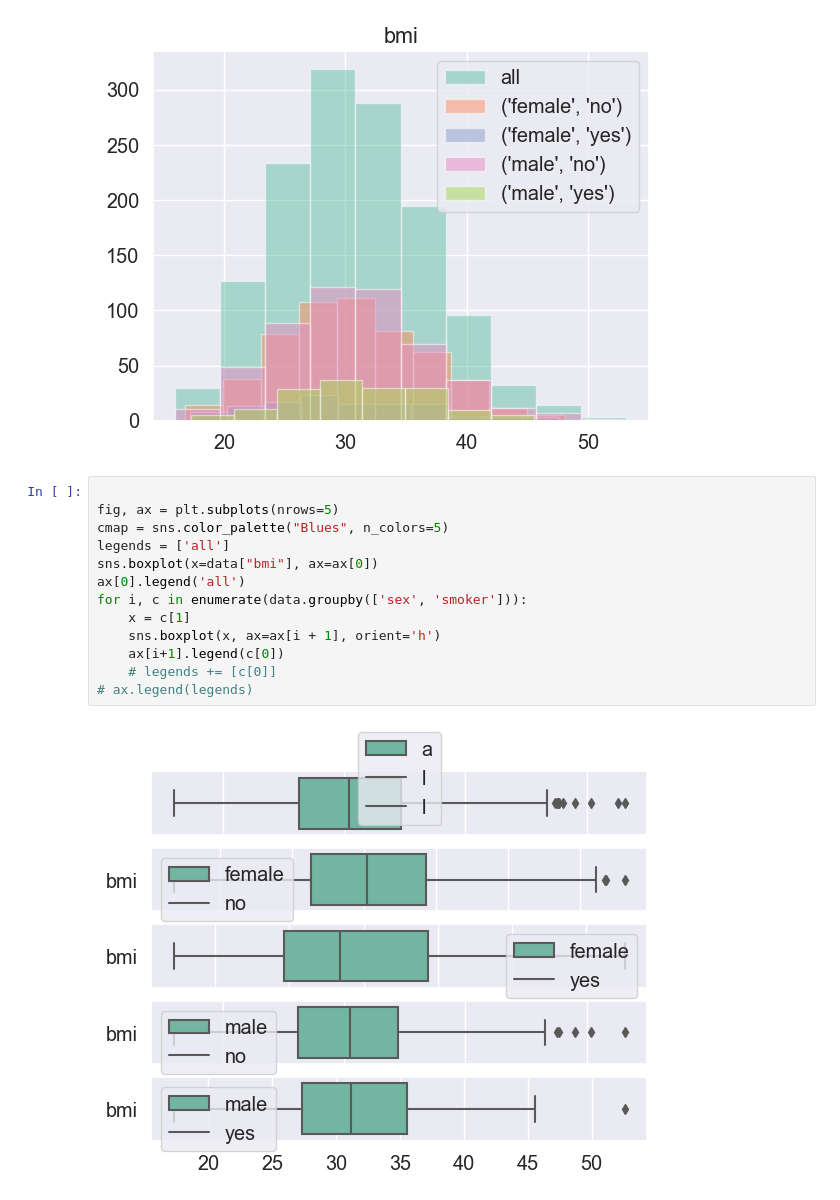
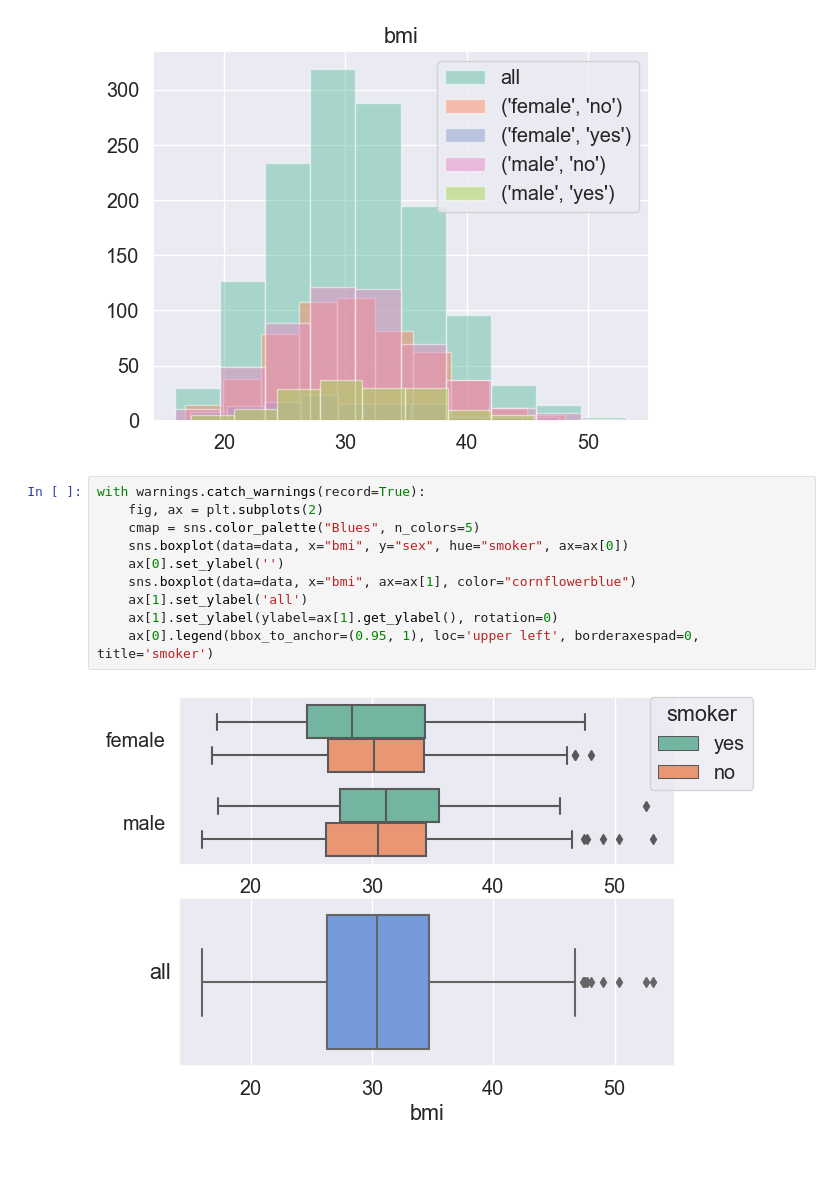
Before and after one commit to prawwtocol/lab1, a Jupyter notebook: task2.ipynb, the cells around one changed output. Saved outputs shown, nothing was run; the diff lists cells and outputs as text; blank space fills up the shorter version.

Commit message:
variance and quantile fix, warnings suppress, better boxplots

```diff
--- a/task2.ipynb
+++ b/task2.ipynb
@@ -143,17 +123,14 @@ ax.legend(legends)
 <matplotlib.legend.Legend at 0x...>
 [figure]
 # %%
-
-fig, ax = plt.subplots(nrows=5)
-cmap = sns.color_palette("Blues", n_colors=5)
-legends = ['all']
-sns.boxplot(x=data["bmi"], ax=ax[0])
-ax[0].legend('all')
-for i, c in enumerate(data.groupby(['sex', 'smoker'])):
-    x = c[1]
-    sns.boxplot(x, ax=ax[i + 1], orient='h')
-    ax[i+1].legend(c[0])
-    # legends += [c[0]]
-# ax.legend(legends)
+with warnings.catch_warnings(record=True):
+    fig, ax = plt.subplots(2)
+    cmap = sns.color_palette("Blues", n_colors=5)
+    sns.boxplot(data=data, x="bmi", y="sex", hue="smoker", ax=ax[0])
+    ax[0].set_ylabel('')
+    sns.boxplot(data=data, x="bmi", ax=ax[1], color="cornflowerblue")
+    ax[1].set_ylabel('all')
+    ax[1].set_ylabel(ylabel=ax[1].get_ylabel(), rotation=0)
+    ax[0].legend(bbox_to_anchor=(0.95, 1), loc='upper left', borderaxespad=0, title='smoker')
 # %% [output]
-[figure, old version]
+[figure, new version]
```
Also changed, not shown: parts of 13 cells of this notebook.
